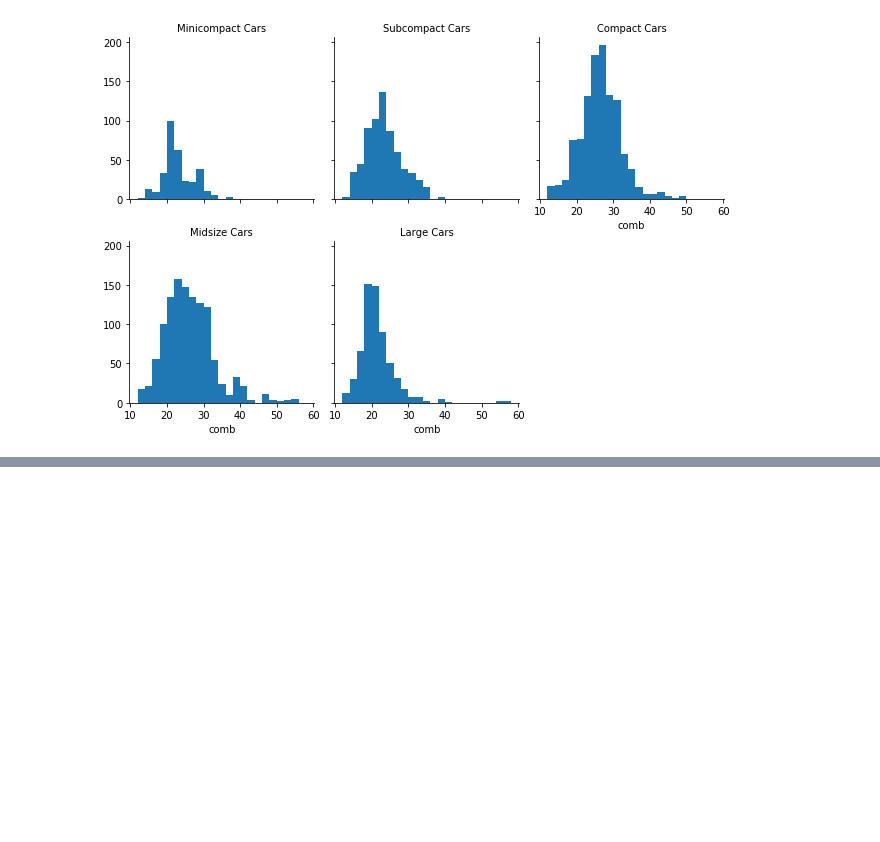
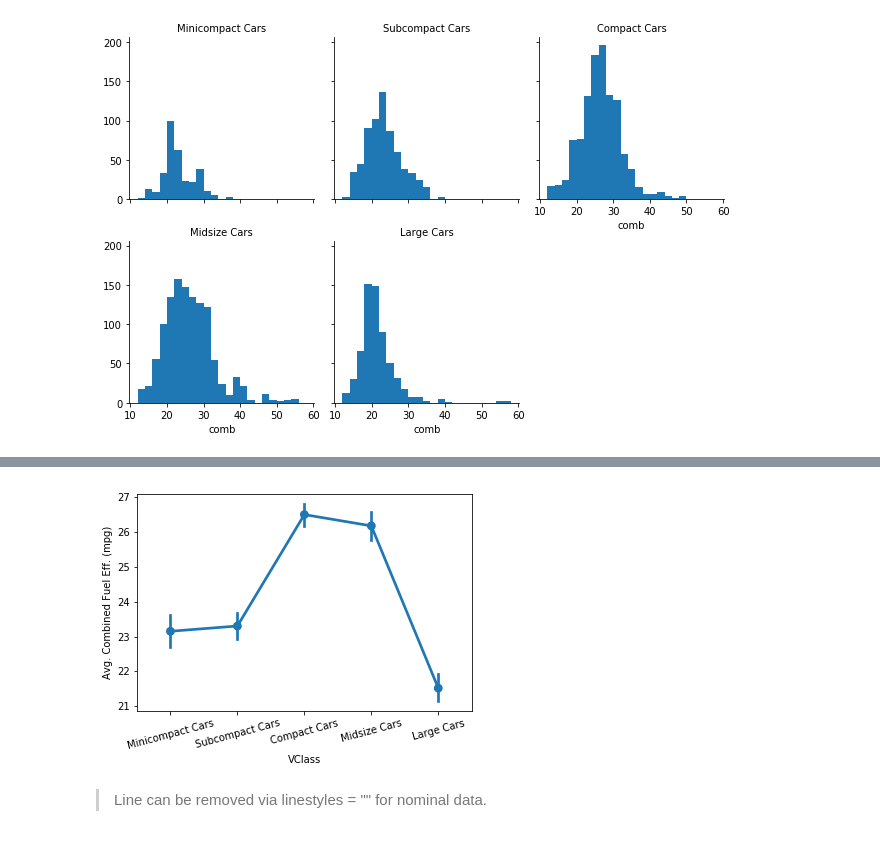
Before and after one commit to eatPizza311/data_visualization, a Jupyter notebook: 2.Bivariate exploration of data.ipynb, the cells around one changed output, grey strips where cells are left out. Saved outputs shown, nothing was run; the diff lists cells and outputs as text; code cells hidden in the pictures; blank space fills up the shorter version.

```diff
--- a/2.Bivariate exploration of data.ipynb
+++ b/2.Bivariate exploration of data.ipynb
@@ -281,0 +303,8 @@ g.set_titles('{col_name}');
+# %%
+sns.pointplot(data=fuel_df, x='VClass', y='comb')
+plt.ylabel('Avg. Combined Fuel Eff. (mpg)')
+plt.xticks(rotation=15);
+# %% [output]
+[figure, added]
+# %% [markdown]
+> Line can be removed via linestyles = "" for nominal data.
```
Also changed, not shown: parts of 6 cells of this notebook.
